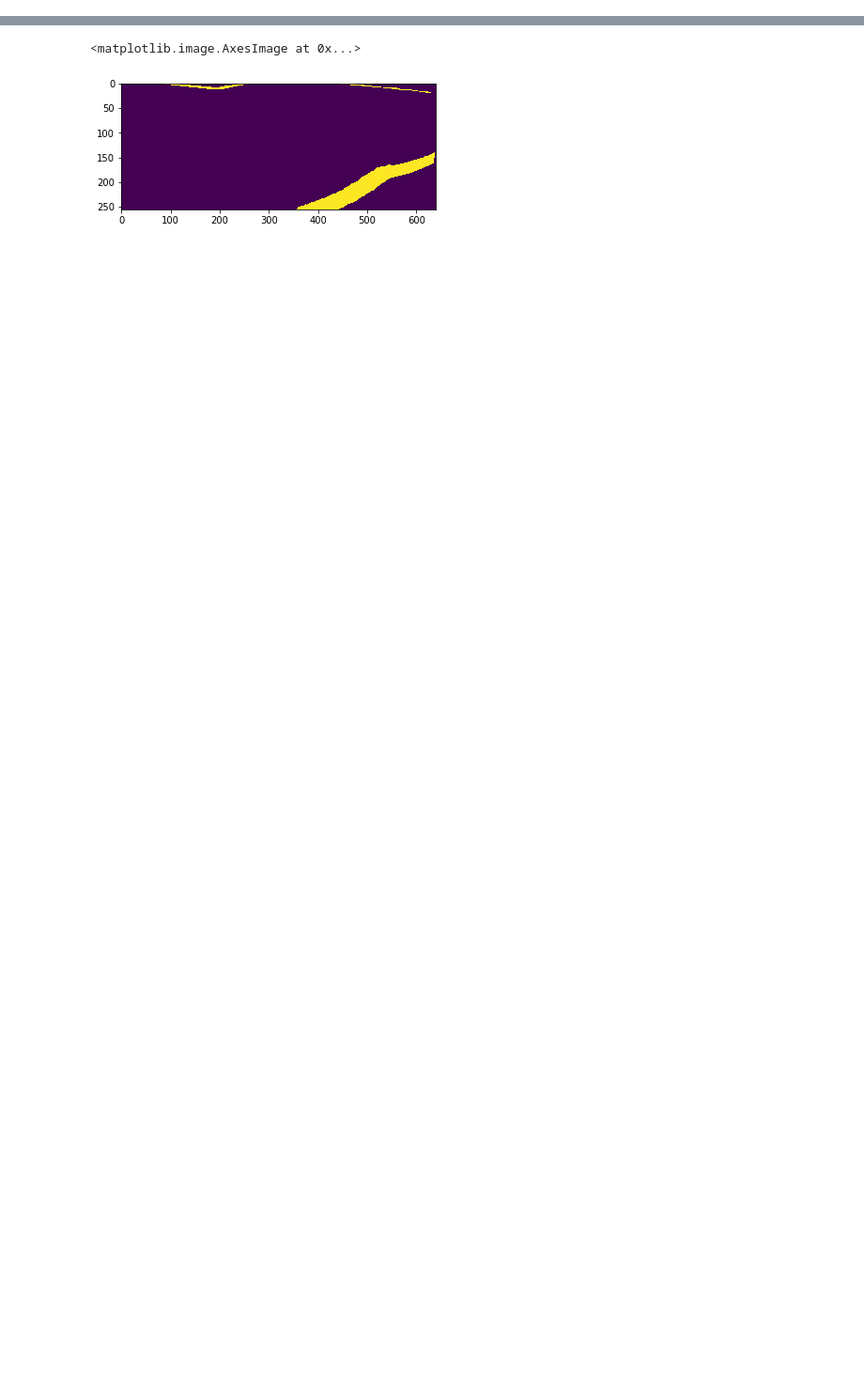
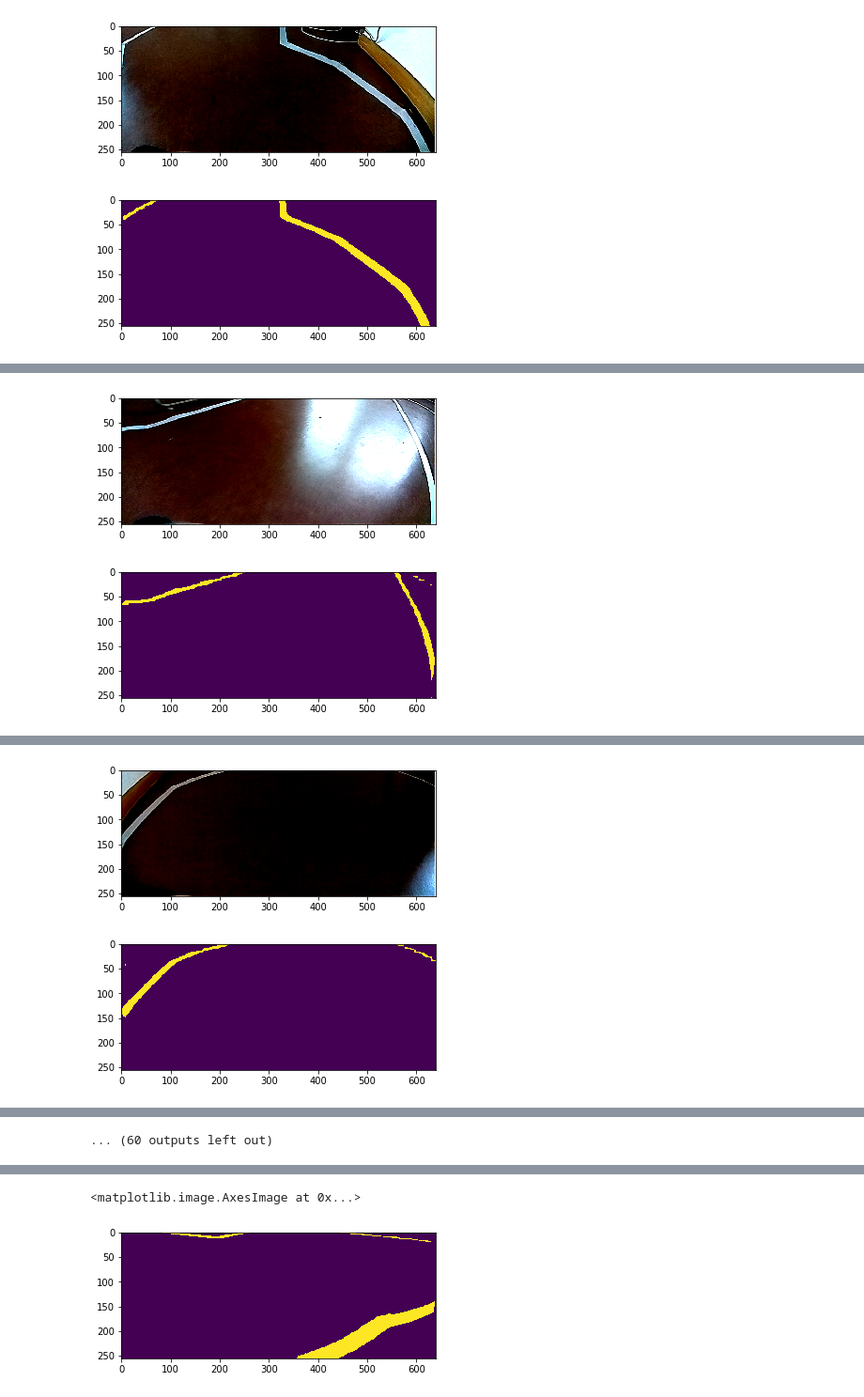
Before and after one commit to ikrets/keras-deeplab-v3-plus, a Jupyter notebook: train-deeplab.ipynb, the cells around one changed output, grey strips where cells are left out. Shown at 94% size. Cells and saved outputs as stored; diff of their text form; code cells hidden in the pictures; blank space fills up the shorter version.

```diff
--- a/train-deeplab.ipynb
+++ b/train-deeplab.ipynb
@@ -68,0 +162,41 @@ model_new.save('depth1_color_aug_val054-059.h5')
+# %%
+import os
+from PIL import Image
+
+files = glob('2019-02-23-11-55-12_0/*.jpg')
+alpha = 0.5
+beta = 0.1
+
+for f in files:
+    img = np.expand_dims(Image.open(f), 0)
+    img = img[:, -256:, :, :]
+    pp_img = img.astype(np.float32)
+    pp_img /= 127.5
+    pp_img -= 1
+    preds = model_new.predict(pp_img)
+    preds = np.argmax(preds, axis=-1)
+    preds = np.expand_dims(preds, axis=-1)
+
+    res = alpha * preds * np.array([0, 255, 0])
+    res += beta * np.array([10, 10, 10])
+    res += (1 - alpha - beta) * img
+    res = res.squeeze().astype(np.uint8)
+
+    img = Image.fromarray(res)
+    img.save(os.path.join('eval_out', os.path.split(f)[-1]))
+# %%
+softmax = lambda x: np.exp(x) / np.sum(np.exp(x), axis=-1, keepdims=True)
+j = 0
+
+for batch in val_dataset:
+    j += 1
+    preds = model_new.predict(batch[0])
+    for i in range(len(preds)):
+        plt.imshow((batch[0][i] + 0.5))
+        plt.show()
+        plt.imshow(np.argmax(softmax(preds[i]), axis=-1))
+        plt.show()
+
+    if j > 5:
+        break
+# %% [output]
@@ -68,0 +204,2 @@ model_new.save('depth1_color_aug_val054-059.h5')
+[figure, added]
+[figure, added]
@@ -68,0 +207,2 @@ model_new.save('depth1_color_aug_val054-059.h5')
+[figure, added]
+[figure, added]
@@ -68,0 +210,2 @@ model_new.save('depth1_color_aug_val054-059.h5')
+[figure, added]
+[figure, added]
@@ -68,0 +215 @@ model_new.save('depth1_color_aug_val054-059.h5')
+... (60 outputs left out)
```
Also changed, not shown: parts of 22 cells of this notebook, 1 other file.
